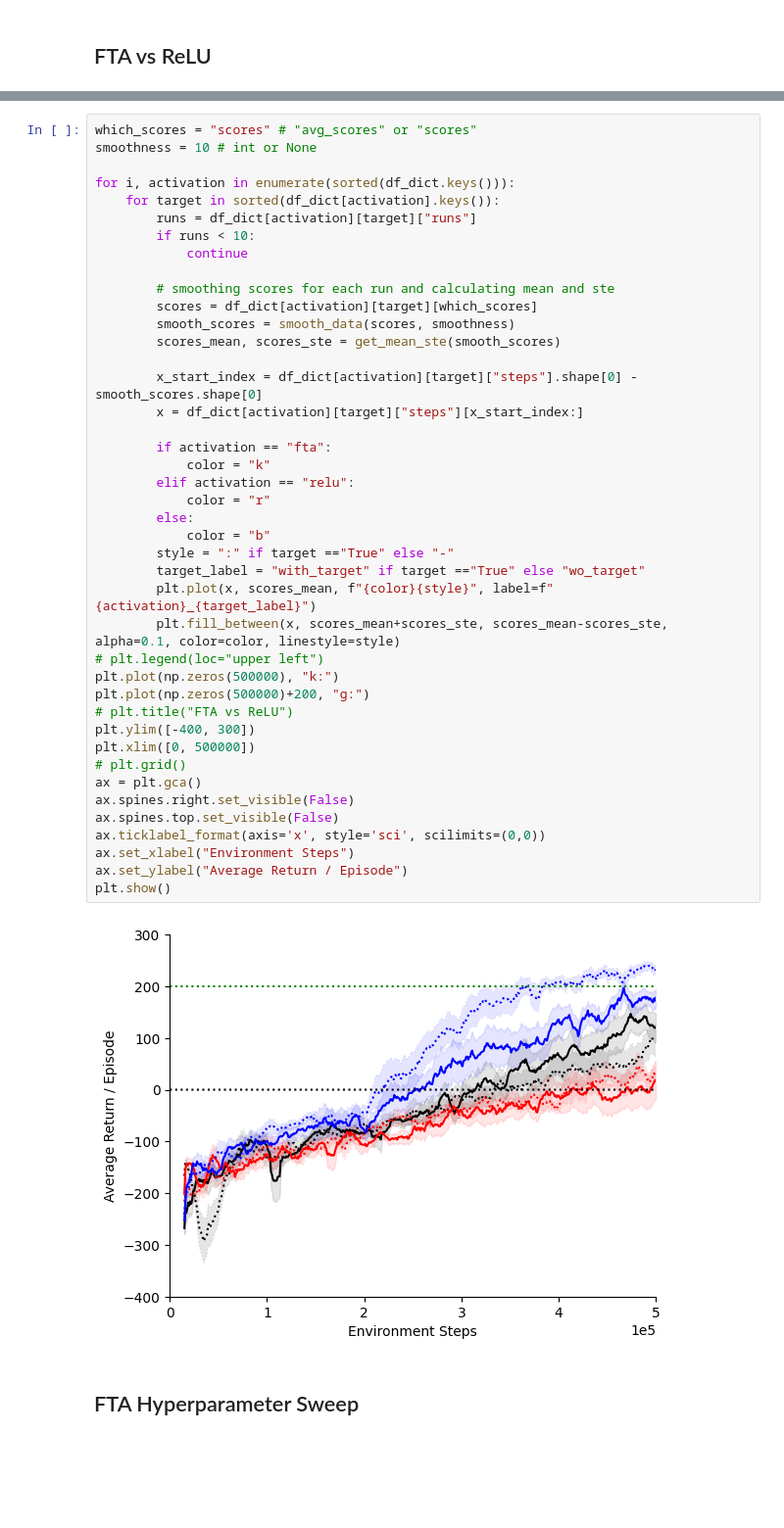
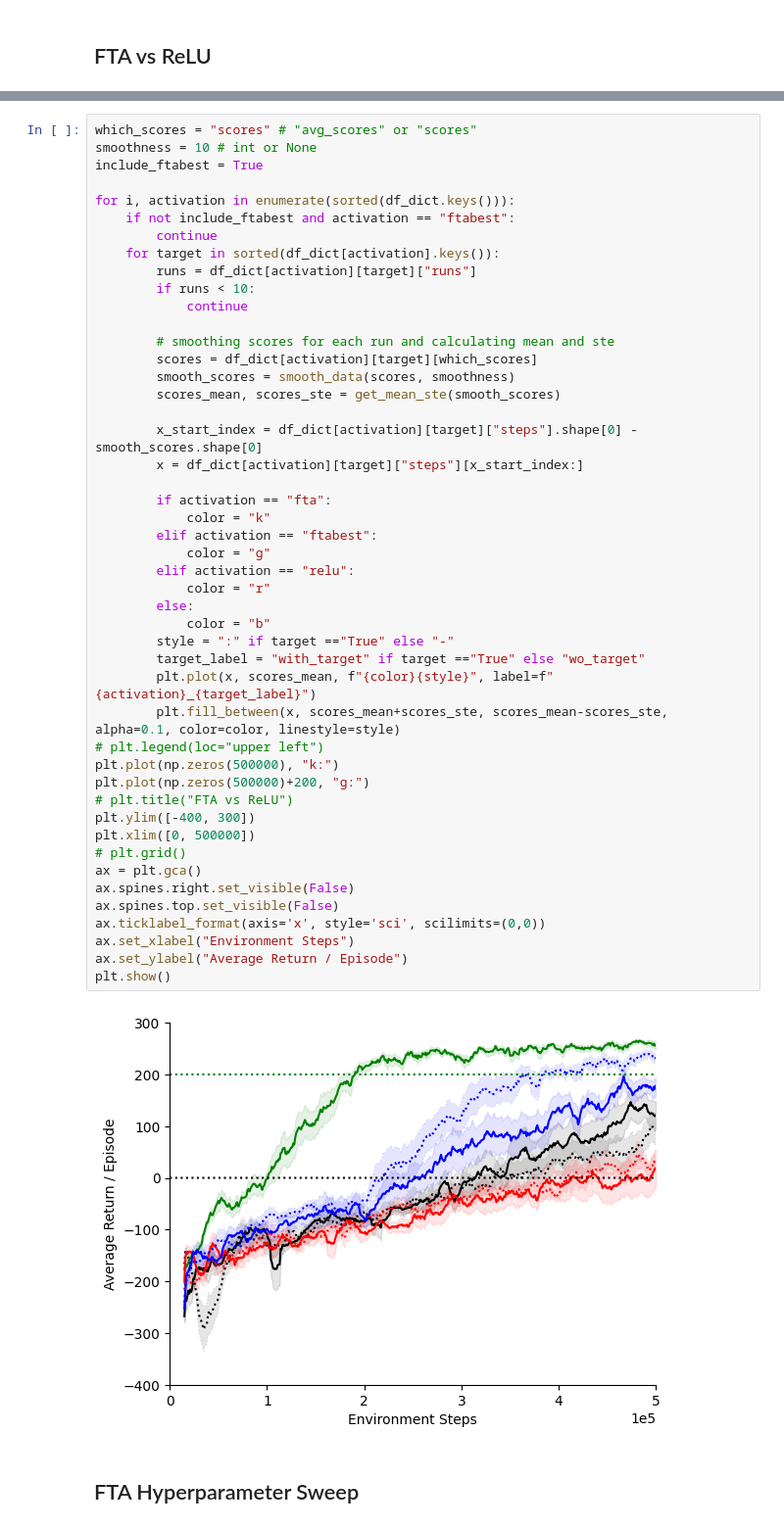
Before and after one commit to vtkachuk4/RL1-Project, a Jupyter notebook: target/plot.ipynb, the cells around one changed output, grey strips where cells are left out. Shown at 98% size. Drawn from its saved outputs; the diff is of its cells as text; blank space fills up the shorter version.

Commit message:
Added fta_best to ftavreluvlarge plot

```diff
--- a/target/plot.ipynb
+++ b/target/plot.ipynb
@@ -81,8 +83,11 @@ relularge:
 # %%
 which_scores = "scores" # "avg_scores" or "scores"
 smoothness = 10 # int or None
+include_ftabest = True
 
 for i, activation in enumerate(sorted(df_dict.keys())):
+    if not include_ftabest and activation == "ftabest":
+        continue
     for target in sorted(df_dict[activation].keys()):
         runs = df_dict[activation][target]["runs"]
         if runs < 10:
@@ -94,34 +99,36 @@ for i, activation in enumerate(sorted(df_dict.keys())):
         scores_mean, scores_ste = get_mean_ste(smooth_scores)
 
         x_start_index = df_dict[activation][target]["steps"].shape[0] - smooth_scores.shape[0]
         x = df_dict[activation][target]["steps"][x_start_index:]
 
         if activation == "fta":
             color = "k"
+        elif activation == "ftabest":
+            color = "g"
         elif activation == "relu":
             color = "r"
         else:
             color = "b"
         style = ":" if target =="True" else "-"
         target_label = "with_target" if target =="True" else "wo_target"
         plt.plot(x, scores_mean, f"{color}{style}", label=f"{activation}_{target_label}")
         plt.fill_between(x, scores_mean+scores_ste, scores_mean-scores_ste, alpha=0.1, color=color, linestyle=style)
 # plt.legend(loc="upper left")
 plt.plot(np.zeros(500000), "k:")
 plt.plot(np.zeros(500000)+200, "g:")
 # plt.title("FTA vs ReLU")
 plt.ylim([-400, 300])
 plt.xlim([0, 500000])
 # plt.grid()
 ax = plt.gca()
 ax.spines.right.set_visible(False)
 ax.spines.top.set_visible(False)
 ax.ticklabel_format(axis='x', style='sci', scilimits=(0,0))
 ax.set_xlabel("Environment Steps")
 ax.set_ylabel("Average Return / Episode")
 plt.show()
 # %% [output]
-[figure, old version]
+[figure, new version]
 # %% [markdown]
 ## FTA Hyperparameter Sweep
 # %% [markdown]
```
Also changed, not shown: parts of 1 cell of this notebook.
